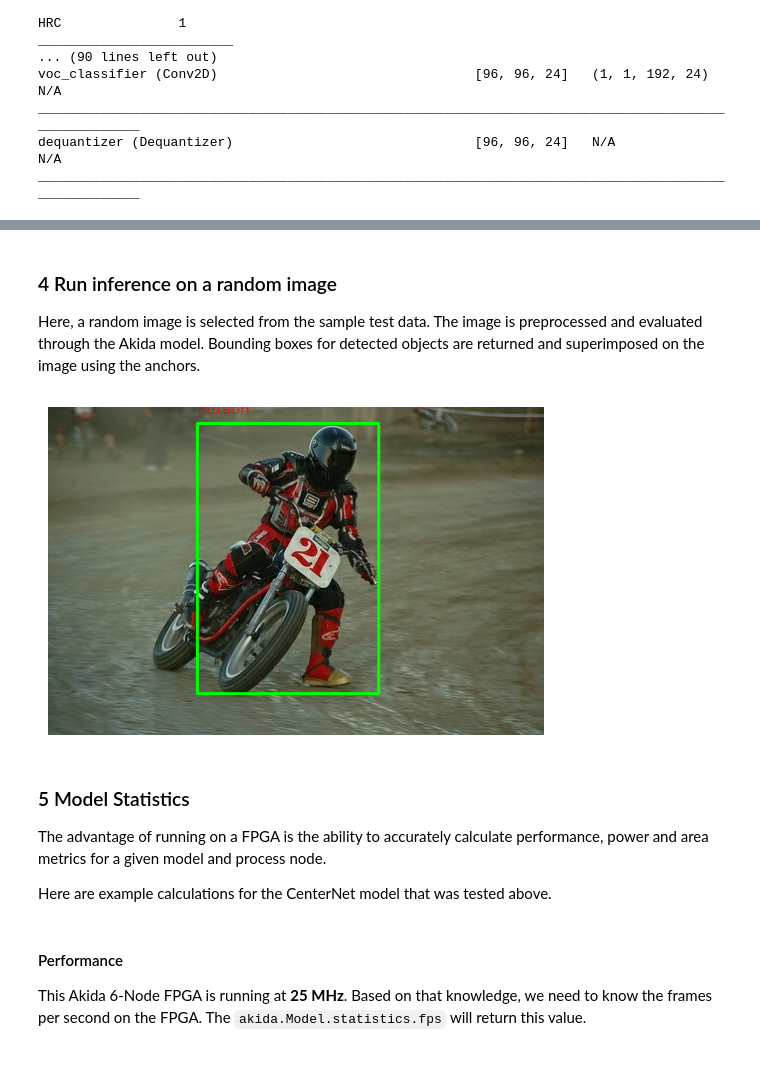
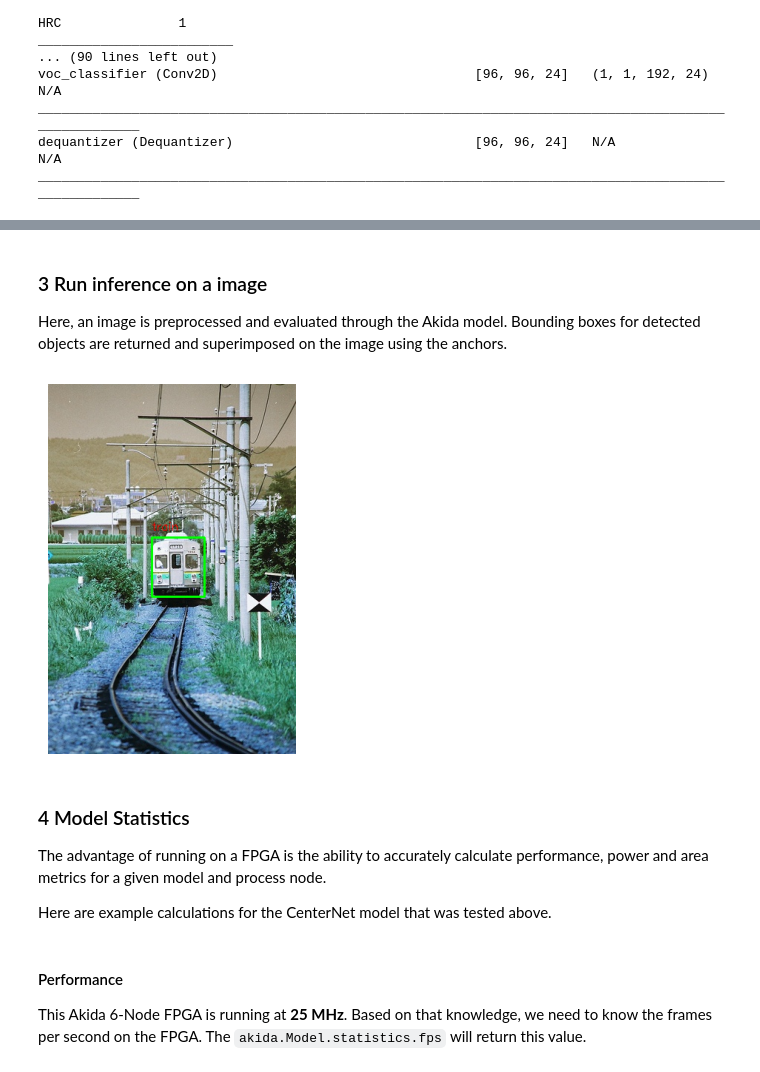
Before and after one commit to kmanninen/bc_cloud_examples, a Jupyter notebook: examples/Centernet_object_detection.ipynb, the cells around one changed output, grey strips where cells are left out. Cells and saved outputs as stored; diff of their text form; code cells hidden in the pictures.

Commit message:
Single image for CenterNet example.

```diff
--- a/examples/Centernet_object_detection.ipynb
+++ b/examples/Centernet_object_detection.ipynb
@@ -159,7 +88,7 @@ Loaded VOC2007 sample test data: 100 images.
 # %% [markdown]
-### 4 Run inference on a random image
+### 3 Run inference on a image
 
-Here, a random image is selected from the sample test data. The image is preprocessed and evaluated through the Akida model. Bounding boxes for detected objects are returned and superimposed on the image using the anchors.
+Here, an image is preprocessed and evaluated through the Akida model. Bounding boxes for detected objects are returned and superimposed on the image using the anchors.
 # %%
 import numpy as np
 import matplotlib.pyplot as plt
@@ -170,13 +99,15 @@ from akida_models.centernet.centernet_processing import decode_output
 
 import cv2
 
-# Shuffle the data to take a random test image
-val_dataset = val_dataset.shuffle(buffer_size=len_val_dataset)
+labels = ['aeroplane', 'bicycle', 'bird', 'boat', 'bottle', 'bus',
+          'car', 'cat', 'chair', 'cow', 'diningtable', 'dog', 'horse',
+          'motorbike', 'person', 'pottedplant', 'sheep', 'sofa',
+          'train', 'tvmonitor']
 
 input_shape = model_akida.layers[0].input_dims
 
 # Load the image
-raw_image = next(iter(val_dataset))['image']
+raw_image = cv2.imread("img/train.jpg")
 
 # Keep the original image size for later bounding boxes rescaling
 raw_height, raw_width, _ = raw_image.shape
@@ -191,36 +122,36 @@ output_img = np.copy(raw_image)
 pots = model_akida.predict(input_image)[0]
 
 bounding_boxes = decode_output(pots,
                         20,
                         obj_threshold=0.4,
                         max_detections=100,
                         kernel=5)
 
 for box in bounding_boxes:
         output_img = cv2.rectangle( output_img,
                     (int(box.x1 * raw_width), int(box.y1 * raw_height)),
                     (int(box.x2 * raw_width), int(box.y2 * raw_height)),
                     color=(0, 255, 0),
                     thickness=2)
         output_img = cv2.putText(output_img,
                     f'{labels[box.get_label()]}',
                     (int(box.x1 * raw_width), int(box.y1 * raw_height - 10)),
                     cv2.FONT_HERSHEY_SIMPLEX,
                     0.5,
                     (255, 0, 0),
                     1)
 
 fig = plt.figure(num='VOC detection by Akida')
 ax = fig.subplots(1)
 img_plot = ax.imshow(np.zeros(output_img.shape, dtype=np.uint8))
 img_plot.set_data(output_img)
 
 plt.axis('off')
 plt.show()
 # %% [output]
-[figure, old version]
+[figure, new version]
 # %% [markdown]
-### 5 Model Statistics
+### 4 Model Statistics
 
 The advantage of running on a FPGA is the ability to accurately calculate performance, power and area metrics for a given model and process node.
 
```
Also changed, not shown: parts of 6 cells of this notebook, 1 other file.
